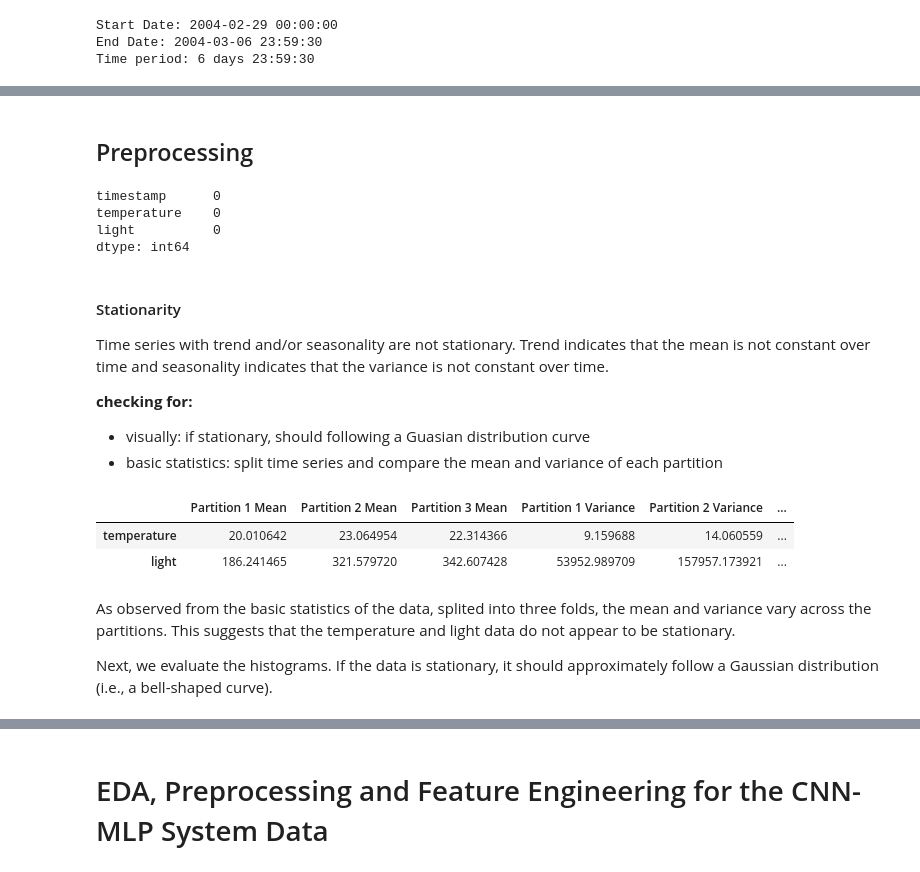
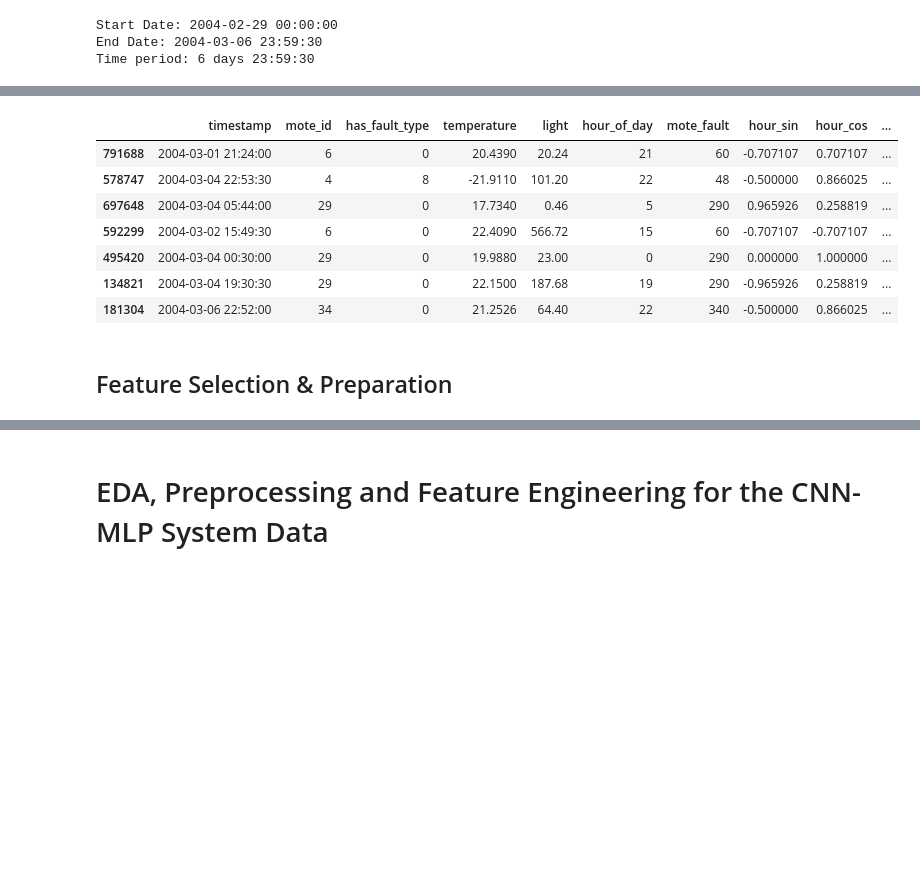
Before and after one commit to Nene-S/IoT_Sensors_Prediction_and_Classification, a Jupyter notebook: notebooks/preprocess.ipynb, the cells around one changed output, grey strips where cells are left out. Saved outputs shown, nothing was run; the diff lists cells and outputs as text; code cells hidden in the pictures; blank space fills up the shorter version.

```diff
--- a/notebooks/preprocess.ipynb
+++ b/notebooks/preprocess.ipynb
@@ -221,44 +253,22 @@ Name: mote_id, dtype: int64
+# %%
+# Categorical Feature Encoding using LabelEncoder
+le_mote_id = LabelEncoder()
+le_fault_type = LabelEncoder()
+le_mote_fault = LabelEncoder()
+
+all_data["mote_id_encoded"] = le_mote_id.fit_transform(all_data["mote_id"])
+all_data["fault_type_encoded"] = le_fault_type.fit_transform(all_data["has_fault_type"])
+all_data["mote_fault_encoded"] = le_mote_fault.fit_transform(all_data["mote_fault"])
 # %%
-clean_data = clean_data[["timestamp", "temperature", "light"]]
+all_data.sample(7)
+# %% [output]
+|  | timestamp | mote_id | has_fault_type | temperature | light | hour_of_day | mote_fault | hour_sin | hour_cos | ... |
+| 791688 | 2004-03-01 21:24:00 | 6 | 0 | 20.4390 | 20.24 | 21 | 60 | -0.707107 | 0.707107 | ... |
+| 578747 | 2004-03-04 22:53:30 | 4 | 8 | -21.9110 | 101.20 | 22 | 48 | -0.500000 | 0.866025 | ... |
+| 697648 | 2004-03-04 05:44:00 | 29 | 0 | 17.7340 | 0.46 | 5 | 290 | 0.965926 | 0.258819 | ... |
+| 592299 | 2004-03-02 15:49:30 | 6 | 0 | 22.4090 | 566.72 | 15 | 60 | -0.707107 | -0.707107 | ... |
+| 495420 | 2004-03-04 00:30:00 | 29 | 0 | 19.9880 | 23.00 | 0 | 290 | 0.000000 | 1.000000 | ... |
+| 134821 | 2004-03-04 19:30:30 | 29 | 0 | 22.1500 | 187.68 | 19 | 290 | -0.965926 | 0.258819 | ... |
+| 181304 | 2004-03-06 22:52:00 | 34 | 0 | 21.2526 | 64.40 | 22 | 340 | -0.500000 | 0.866025 | ... |
 # %% [markdown]
-## Preprocessing
+## Feature Selection & Preparation
-# %%
-clean_data.isna().sum()
-# %% [output]
-timestamp      0
-temperature    0
-light          0
-dtype: int64
-# %% [markdown]
-#### Stationarity
- Time series with trend and/or seasonality are not stationary.
- Trend indicates that the mean is not constant over time and seasonality indicates that the variance is not constant over time.
-
-
-**checking for:**
-- visually: if stationary, should following a Guasian distribution curve
-- basic statistics: split time series and compare the mean and variance of each partition
-# %%
-partition1_mean = clean_data.iloc[:67200].mean(numeric_only=True)
-partition1_var = clean_data.iloc[:67200].var(numeric_only=True)
-
-partition2_mean = clean_data.iloc[67200:134400].mean(numeric_only=True)
-partition2_var = clean_data.iloc[67200:134400].var(numeric_only=True)
-
-partition3_mean = clean_data.iloc[134400:].mean(numeric_only=True)
-partition3_var = clean_data.iloc[134400:].var(numeric_only=True)
-
-stationarity_test = pd.concat([partition1_mean, partition2_mean,partition3_mean, partition1_var,
-                               partition2_var, partition3_var], axis=1)
-stationarity_test.columns = ["Partition 1 Mean", "Partition 2 Mean","Partition 3 Mean",
-                             "Partition 1 Variance", "Partition 2 Variance", "Partition 3 Variance"]
-
-stationarity_test
-# %% [output]
-|  | Partition 1 Mean | Partition 2 Mean | Partition 3 Mean | Partition 1 Variance | Partition 2 Variance | ... |
-| temperature | 20.010642 | 23.064954 | 22.314366 | 9.159688 | 14.060559 | ... |
-| light | 186.241465 | 321.579720 | 342.607428 | 53952.989709 | 157957.173921 | ... |
-# %% [markdown]
-As observed from the basic statistics of the data, splited into three folds, the mean and variance vary across the partitions. This suggests that the temperature and light data do not appear to be stationary.
-
-Next, we evaluate the histograms. If the data is stationary, it should approximately follow a Gaussian distribution (i.e., a bell-shaped curve).
```
Also changed, not shown: parts of 64 cells of this notebook, 7 other files.
